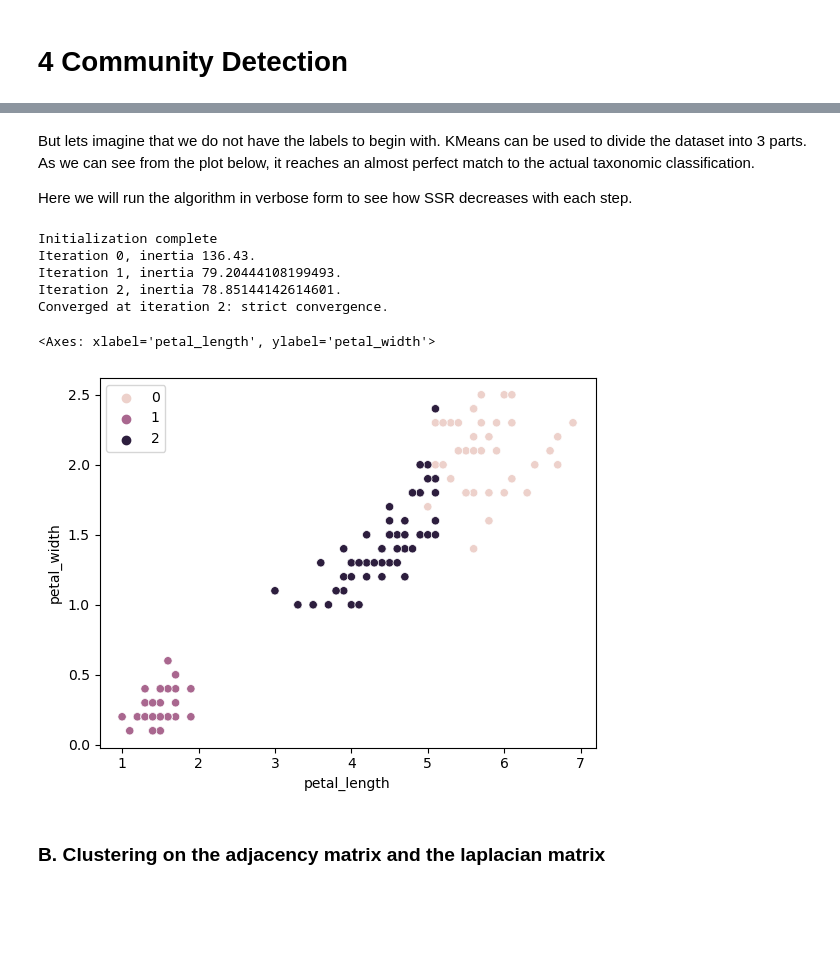
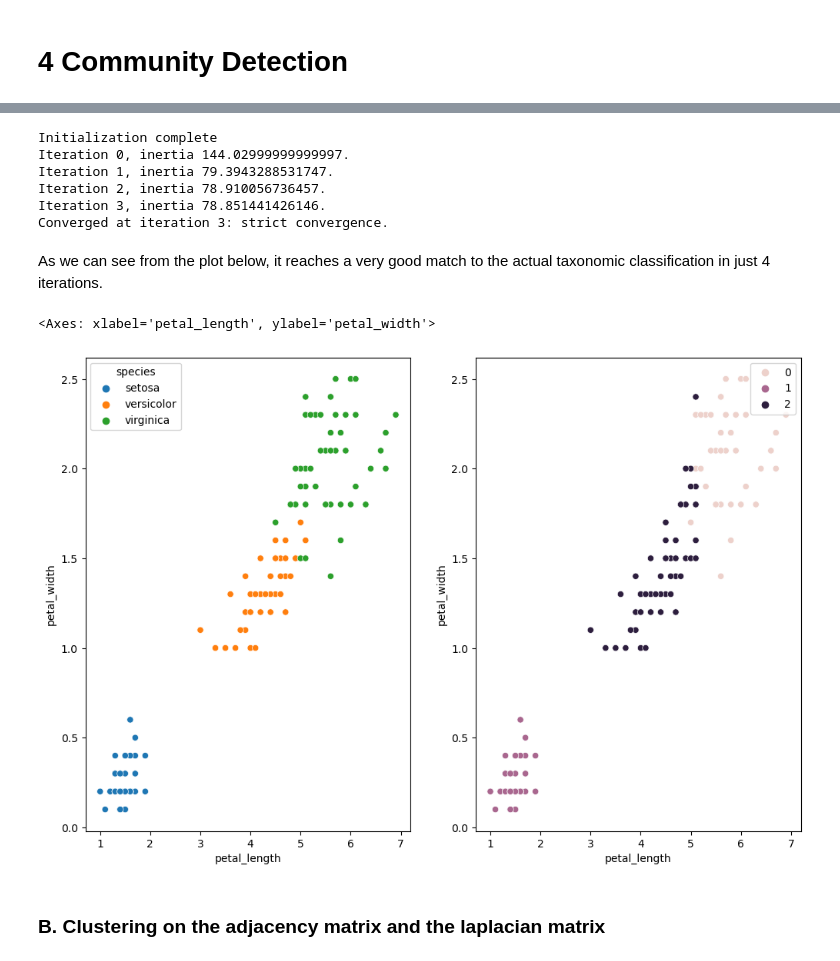
Before and after one commit to maastrichtlawtech/legalnetworkanalysis_textbook, a Jupyter notebook: Chapter_4_Communities.ipynb, the cells around one changed output, grey strips where cells are left out. Drawn from its saved outputs; the diff is of its cells as text; code cells hidden in the pictures; blank space fills up the shorter version.

Commit message:
Improved expalanations of concepts and math of KMeans

```diff
--- a/Chapter_4_Communities.ipynb
+++ b/Chapter_4_Communities.ipynb
@@ -71,19 +102,22 @@ sns.scatterplot(data=iris, x="petal_length", y="petal_width", hue="species")
-# %% [markdown]
-But lets imagine that we do not have the labels to begin with. KMeans can be used to divide the dataset into 3 parts. As we can see from the plot below, it reaches an almost perfect match to the actual taxonomic classification.
-
-Here we will run the algorithm in verbose form to see how SSR decreases with each step.
 # %%
 km = KMeans(n_clusters=3, verbose=True, n_init=1).fit(iris.drop("species", axis=1))
 predictions = km.predict(iris.drop("species", axis=1))
-sns.scatterplot(data=iris, x="petal_length", y="petal_width", hue=predictions)
 # %% [output]
 Initialization complete
-Iteration 0, inertia 136.43.
-Iteration 1, inertia 79.20444108199493.
-Iteration 2, inertia 78.85144142614601.
-Converged at iteration 2: strict convergence.
+Iteration 0, inertia 144.02999999999997.
+Iteration 1, inertia 79.3943288531747.
+Iteration 2, inertia 78.910056736457.
+Iteration 3, inertia 78.851441426146.
+Converged at iteration 3: strict convergence.
-<Axes: xlabel='petal_length', ylabel='petal_width'>
-[figure, removed]
+# %% [markdown]
+As we can see from the plot below, it reaches a very good match to the actual taxonomic classification in just 4 iterations.
+# %%
+fig, ax = plt.subplots(1, 2, figsize=(12, 8))
+sns.scatterplot(data=iris, x="petal_length", y="petal_width", hue="species", ax = ax[0])
+sns.scatterplot(data=iris, x="petal_length", y="petal_width", hue=predictions, ax = ax[1])
+# %% [output]
+<Axes: xlabel='petal_length', ylabel='petal_width'>
+[figure, added]
 # %% [markdown]
 ### B. Clustering on the adjacency matrix and the laplacian matrix
 # %% [markdown]
```
Also changed, not shown: parts of 12 cells of this notebook.
